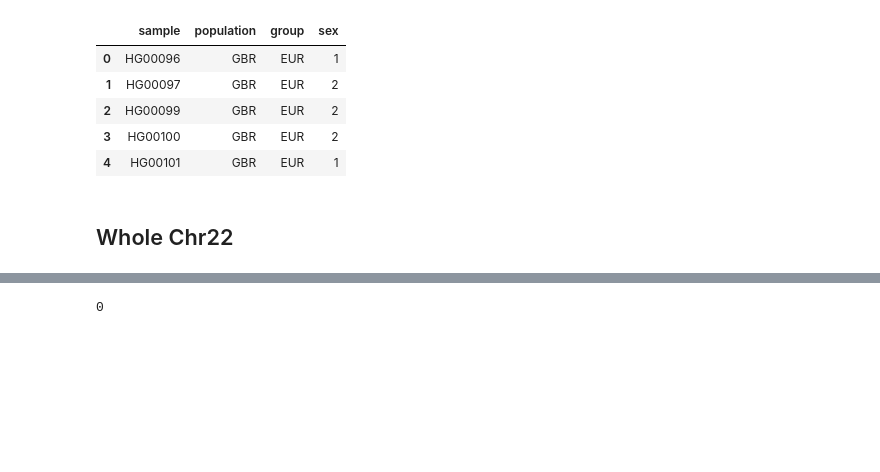
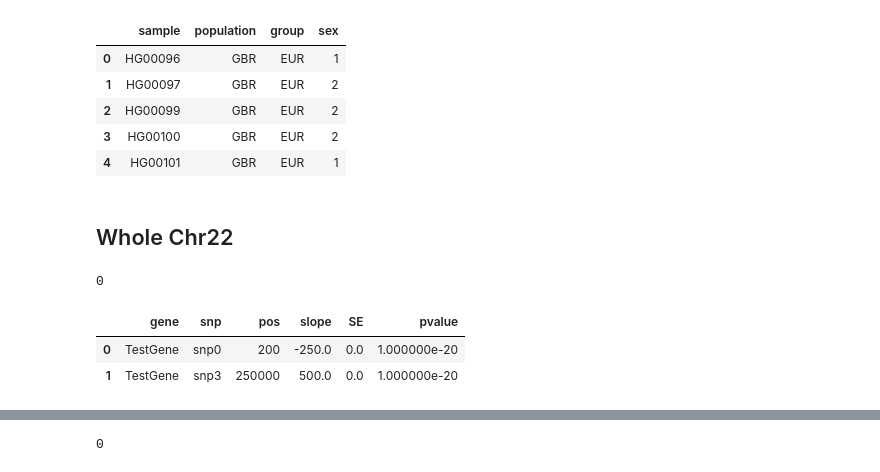
Before and after one commit to notsamzhou/dsc180a_project1, a Jupyter notebook: notebooks/dsc180_analysis.ipynb, the cells around one changed output, grey strips where cells are left out. Drawn from its saved outputs; the diff is of its cells as text; code cells hidden in the pictures; blank space fills up the shorter version.

```diff
--- a/notebooks/eqtl_week3_test.ipynb
+++ b/notebooks/dsc180_analysis.ipynb
@@ -112,6 +44,8 @@ pops.head()
 | 4 | HG00101 | GBR | EUR | 1 |
 # %% [markdown]
 ## Whole Chr22
+# %%
+parent_dir = os.path.abspath(os.path.join(os.getcwd(), os.pardir))
 # %%
 def get_cis_snps(x, cis_thresh, snps):
     return snps['POS'][(abs(snps['POS'] - x['Coord']) < cis_thresh)].index
@@ -142,8 +76,8 @@ def regress(x, snps, total_count, samples):
 
     return sig_alleles
 # %%
-names = get_vcf_names('data/chr22_common.vcf')
-vcf = pd.read_csv('data/chr22_common.vcf', chunksize=50_000, comment='#',low_memory=False, delim_whitespace=True, header=None, names=names)
+names = get_vcf_names(parent_dir + '/data/temp/test.vcf')
+vcf = pd.read_csv(parent_dir + '/data/temp/test.vcf', chunksize=50_000, comment='#',low_memory=False, delim_whitespace=True, header=None, names=names)
 
 significants = 0
 p_values = []
@@ -158,3 +92,46 @@ for i, chunk in enumerate(vcf):
     alleles = common.iloc[:, 9:].applymap(lambda x: sum(int(i) for i in str(x).split('/')))
 
     total_count += expressions_22['local'].apply(len).sum()
+# %%
+start = time.time()
+
+target_pops = ['CEU', 'FIN', 'GBR', 'TSI', 'YRI']
+samples = pops['sample'][pops['population'].isin(target_pops)]
+
+names = get_vcf_names(parent_dir + '/data/temp/test.vcf')
+vcf = pd.read_csv(parent_dir + '/data/temp/test.vcf', chunksize=50_000, comment='#',low_memory=False, delim_whitespace=True, header=None, names=names)
+
+significants = pd.DataFrame(columns=['gene', 'snp', 'pos', 'slope', 'SE', 'pvalue'])
+
+for i, chunk in enumerate(vcf):
+    print(i)
+
+    expressions_22.loc[:, 'local'] = expressions_22.swifter.apply(get_cis_snps, cis_thresh=500_000, snps=chunk, axis=1)
+    alleles = chunk.iloc[:, 9:].applymap(lambda x: sum(int(i) for i in str(x).split('/')))
+    alleles.columns = alleles.columns.str.split('_').str[0].str.strip()
+
+    expressions_22.loc[:, 'info'] = expressions_22.apply(regress, snps=alleles, total_count=total_count, samples=samples, axis=1)
+
+    for idx, row in expressions_22.iterrows():
+
+        for sig in row['info']:
+            record = pd.DataFrame.from_dict({
+                'gene': [row['TargetID']],
+                'snp': [chunk.loc[int(sig[0])]['ID']],
+                'pos': [chunk.loc[int(sig[0])]['POS']],
+                'slope': [sig[1]],
+                'SE': [sig[2]],
+                'pvalue': [sig[3]]
+            })
+
+            significants = pd.concat([significants, record], ignore_index=True)
+
+end = time.time()
+# %% [output]
+0
+# %%
+significants
+# %% [output]
+|  | gene | snp | pos | slope | SE | pvalue |
+| 0 | TestGene | snp0 | 200 | -250.0 | 0.0 | 1.000000e-20 |
+| 1 | TestGene | snp3 | 250000 | 500.0 | 0.0 | 1.000000e-20 |
```
Also changed, not shown: parts of 19 cells of this notebook, 12 other files.
